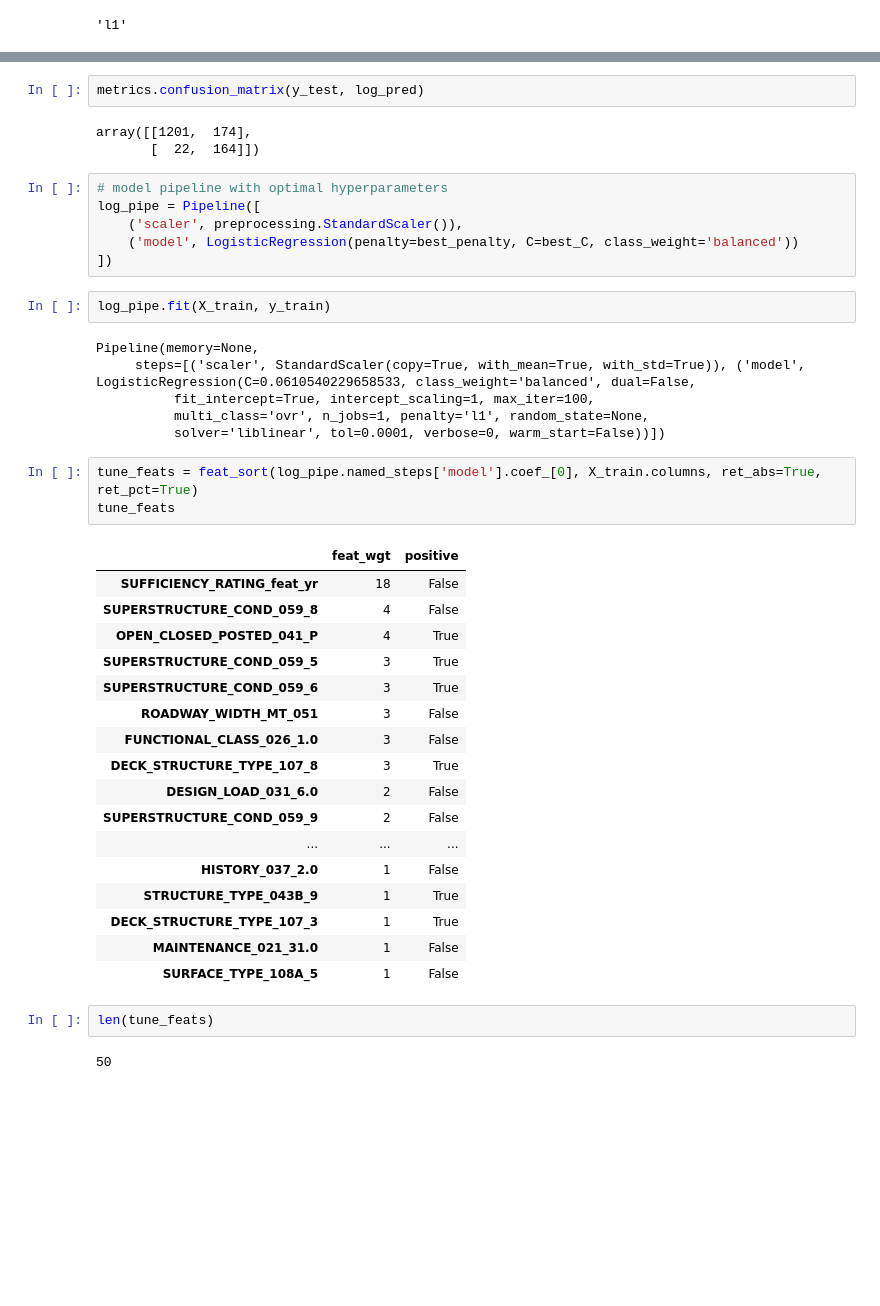
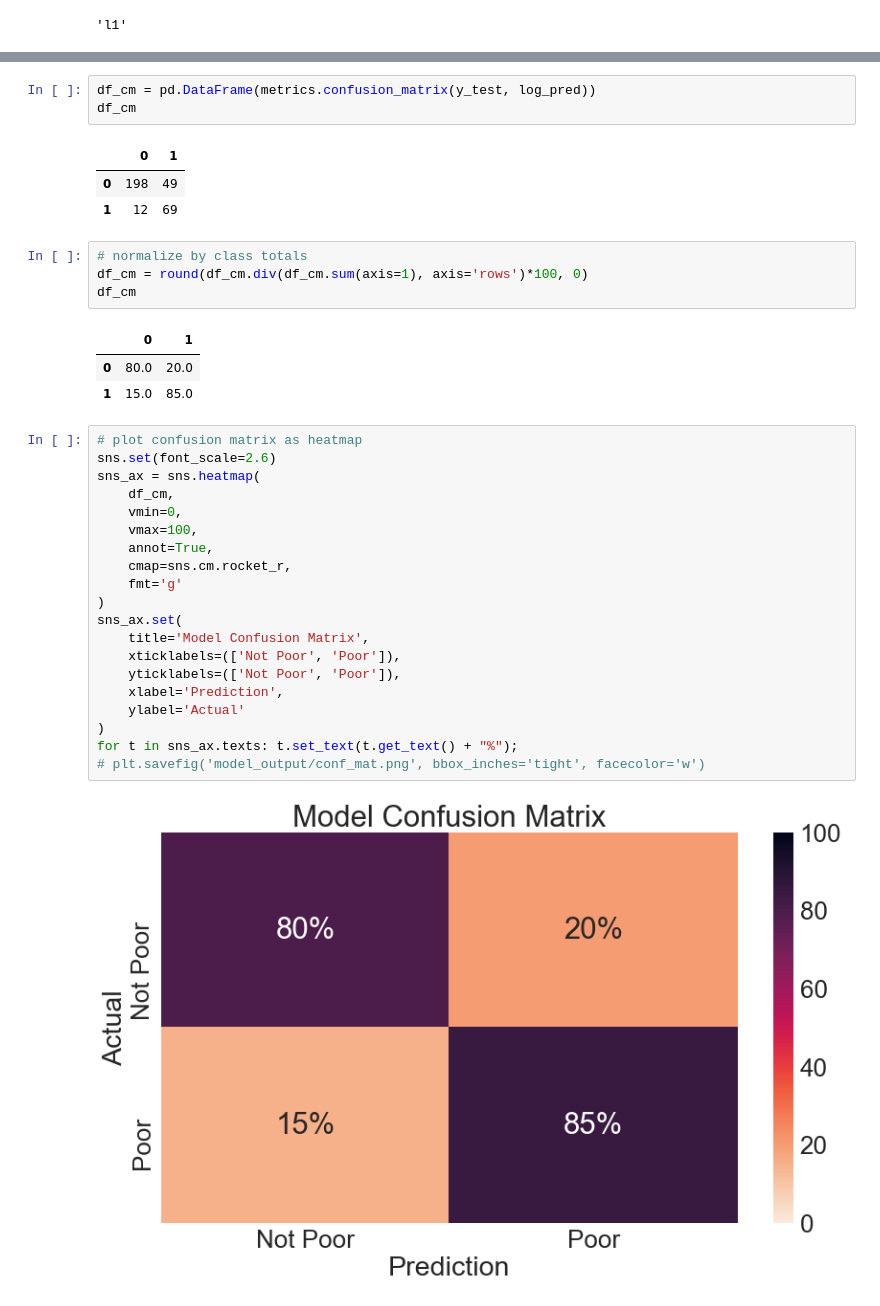
Before and after one commit to kevscon/bridge-ratings, a Jupyter notebook: modeling.ipynb, the cells around one changed output, grey strips where cells are left out. Drawn from its saved outputs; the diff is of its cells as text; blank space fills up the shorter version.

```diff
--- a/modeling.ipynb
+++ b/modeling.ipynb
@@ -311,44 +410,37 @@ avg / total       0.92      0.88      0.89      1561
 # %%
-metrics.confusion_matrix(y_test, log_pred)
+df_cm = pd.DataFrame(metrics.confusion_matrix(y_test, log_pred))
+df_cm
 # %% [output]
-array([[1201,  174],
-       [  22,  164]])
+|  | 0 | 1 |
+| 0 | 198 | 49 |
+| 1 | 12 | 69 |
-# %%
-# model pipeline with optimal hyperparameters
-log_pipe = Pipeline([
-    ('scaler', preprocessing.StandardScaler()),
-    ('model', LogisticRegression(penalty=best_penalty, C=best_C, class_weight='balanced'))
-])
-# %%
-log_pipe.fit(X_train, y_train)
-# %% [output]
-Pipeline(memory=None,
-     steps=[('scaler', StandardScaler(copy=True, with_mean=True, with_std=True)), ('model', LogisticRegression(C=0.0610540229658533, class_weight='balanced', dual=False,
-          fit_intercept=True, intercept_scaling=1, max_iter=100,
-          multi_class='ovr', n_jobs=1, penalty='l1', random_state=None,
-          solver='liblinear', tol=0.0001, verbose=0, warm_start=False))])
-# %%
-tune_feats = feat_sort(log_pipe.named_steps['model'].coef_[0], X_train.columns, ret_abs=True, ret_pct=True)
-tune_feats
-# %% [output]
-|  | feat_wgt | positive |
-| SUFFICIENCY_RATING_feat_yr | 18 | False |
-| SUPERSTRUCTURE_COND_059_8 | 4 | False |
-| OPEN_CLOSED_POSTED_041_P | 4 | True |
-| SUPERSTRUCTURE_COND_059_5 | 3 | True |
-| SUPERSTRUCTURE_COND_059_6 | 3 | True |
-| ROADWAY_WIDTH_MT_051 | 3 | False |
-| FUNCTIONAL_CLASS_026_1.0 | 3 | False |
-| DECK_STRUCTURE_TYPE_107_8 | 3 | True |
-| DESIGN_LOAD_031_6.0 | 2 | False |
-| SUPERSTRUCTURE_COND_059_9 | 2 | False |
-| ... | ... | ... |
-| HISTORY_037_2.0 | 1 | False |
-| STRUCTURE_TYPE_043B_9 | 1 | True |
-| DECK_STRUCTURE_TYPE_107_3 | 1 | True |
-| MAINTENANCE_021_31.0 | 1 | False |
-| SURFACE_TYPE_108A_5 | 1 | False |
-# %%
-len(tune_feats)
-# %% [output]
-50
+# %%
+# normalize by class totals
+df_cm = round(df_cm.div(df_cm.sum(axis=1), axis='rows')*100, 0)
+df_cm
+# %% [output]
+|  | 0 | 1 |
+| 0 | 80.0 | 20.0 |
+| 1 | 15.0 | 85.0 |
+# %%
+# plot confusion matrix as heatmap
+sns.set(font_scale=2.6)
+sns_ax = sns.heatmap(
+    df_cm,
+    vmin=0,
+    vmax=100,
+    annot=True,
+    cmap=sns.cm.rocket_r,
+    fmt='g'
+)
+sns_ax.set(
+    title='Model Confusion Matrix',
+    xticklabels=(['Not Poor', 'Poor']),
+    yticklabels=(['Not Poor', 'Poor']),
+    xlabel='Prediction',
+    ylabel='Actual'
+)
+for t in sns_ax.texts: t.set_text(t.get_text() + "%");
+# plt.savefig('model_output/conf_mat.png', bbox_inches='tight', facecolor='w')
+# %% [output]
+[figure, added]
```
Also changed, not shown: parts of 43 cells of this notebook, 5 other files.
